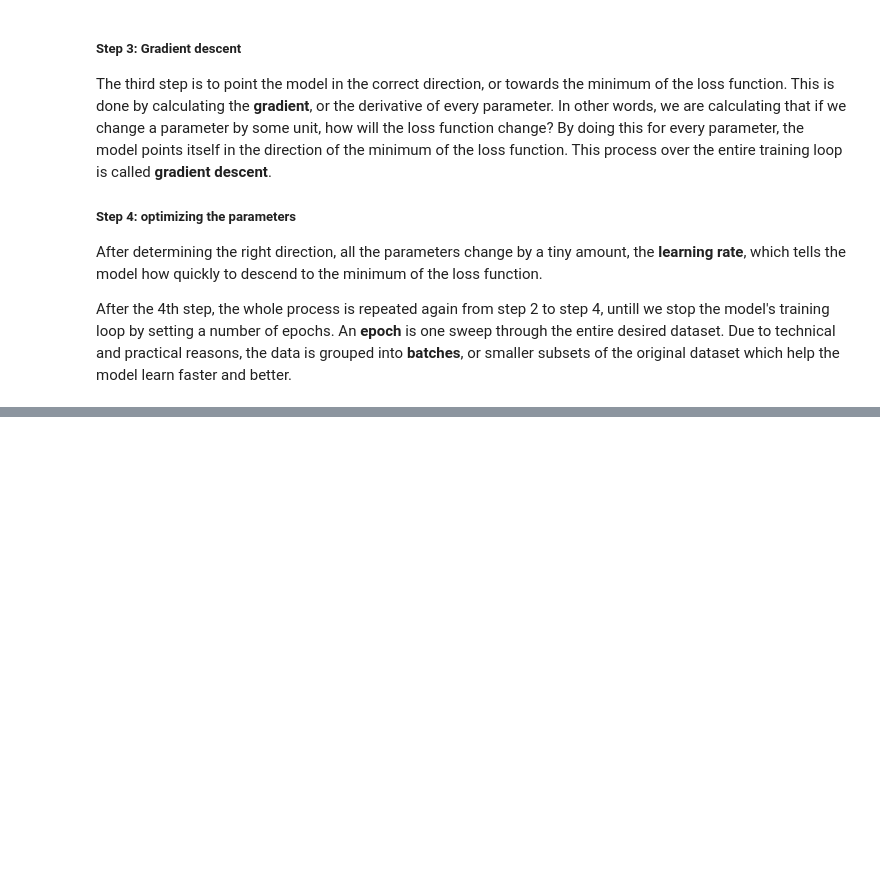
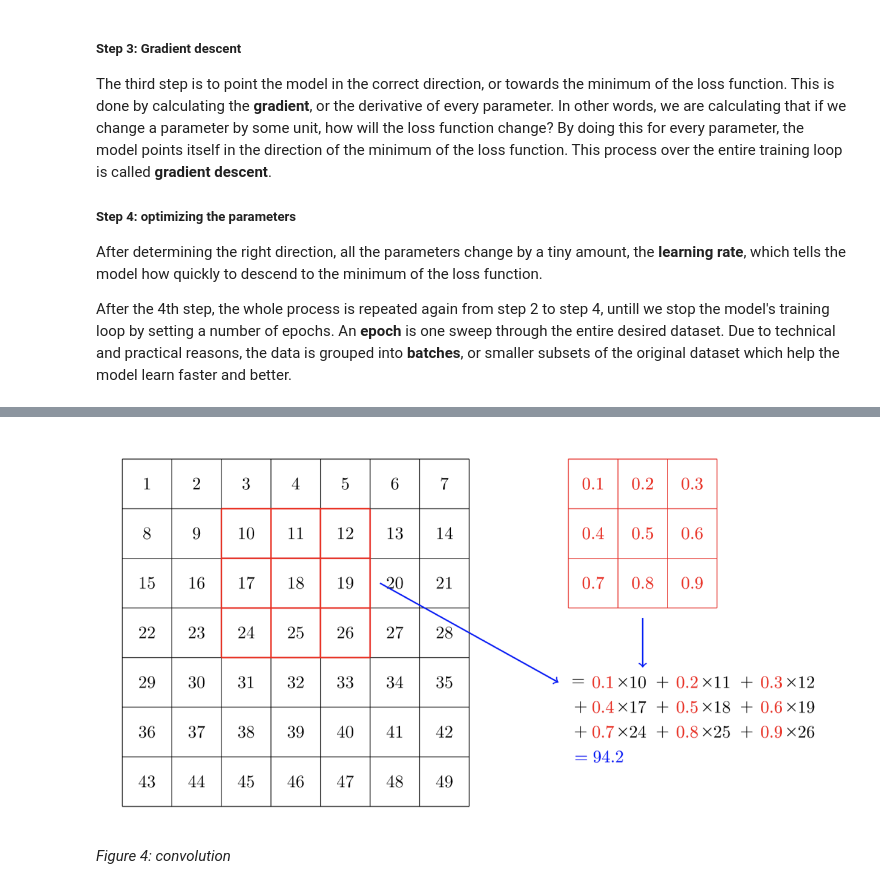
Before and after one commit to emadonev/galaxy_merger, a Jupyter notebook: nbs/01_Introduction.ipynb, the cells around one changed output, grey strips where cells are left out. Cells and saved outputs as stored; diff of their text form; code cells hidden in the pictures; blank space fills up the shorter version.

```diff
--- a/nbs/01_Introduction.ipynb
+++ b/nbs/01_Introduction.ipynb
@@ -72,0 +95,6 @@ After the 4th step, the whole process is repeated again from step 2 to step 4, u
+# %%
+Image(filename="../images/conv.png")
+# %% [output]
+[figure, added]
+# %% [markdown]
+*Figure 4: convolution*
```
Also changed, not shown: parts of 5 cells of this notebook, 2 other files.
